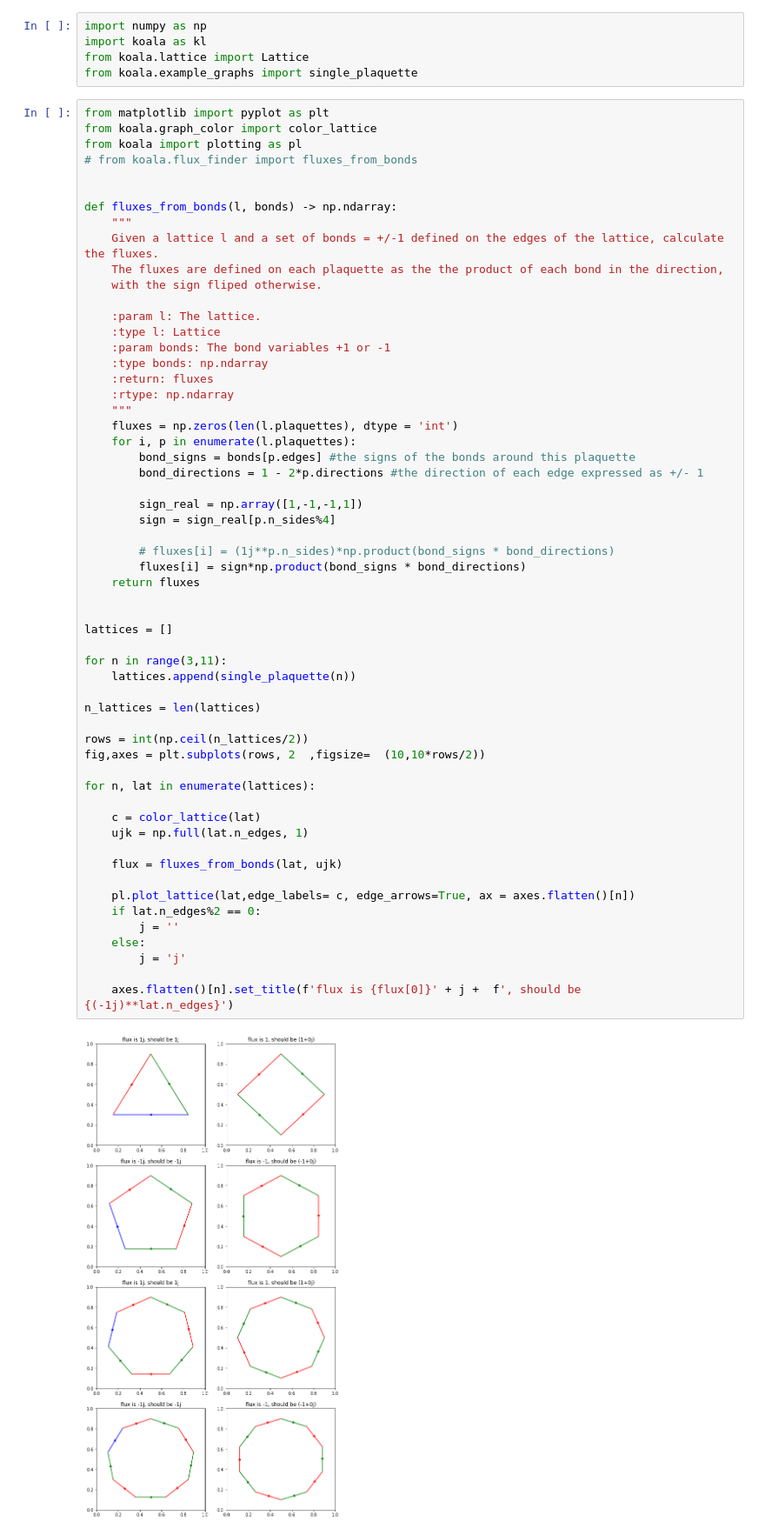
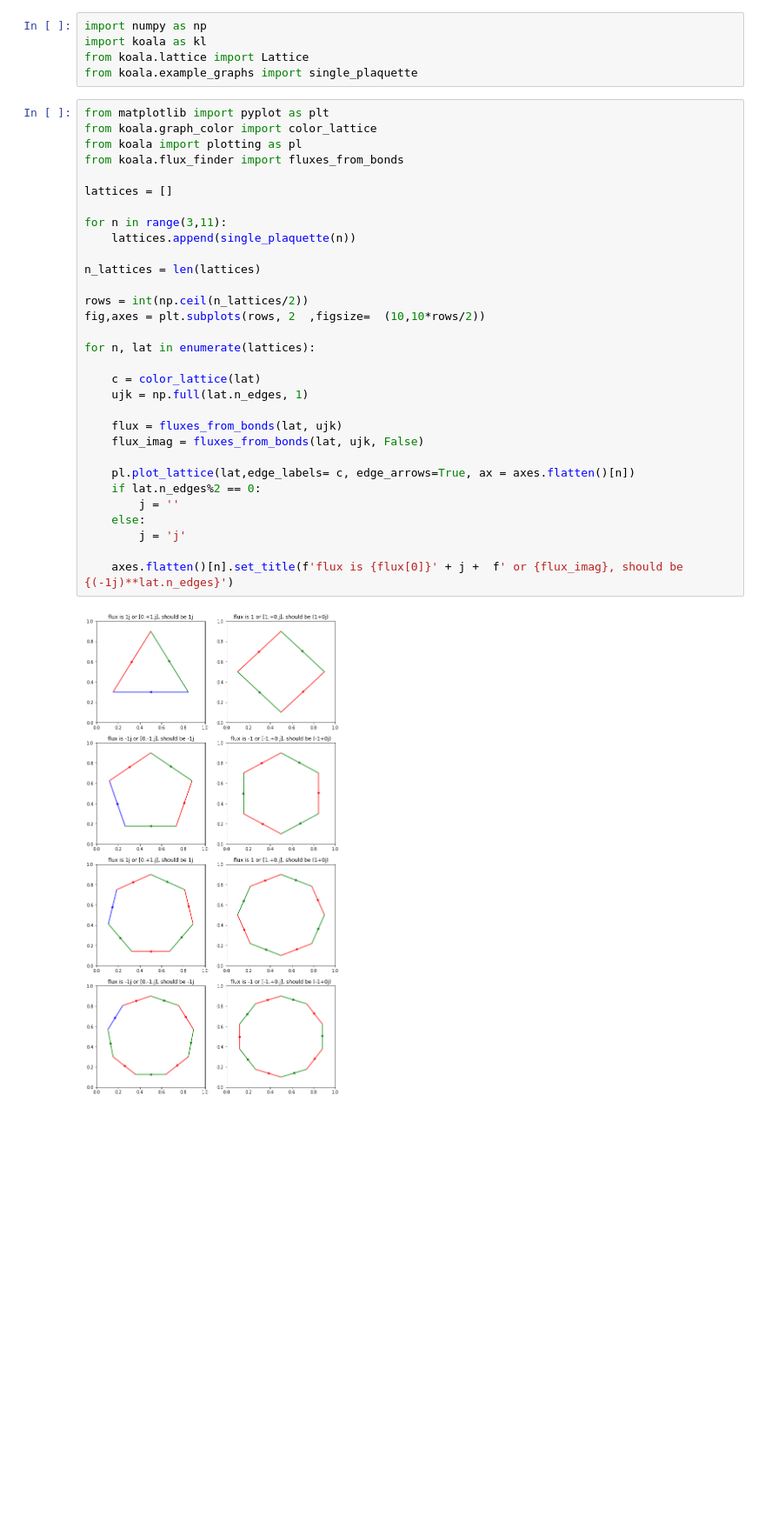
Before and after one commit to Imperial-CMTH/koala, a Jupyter notebook: examples/test_fluxes.ipynb, the cells around one changed output. Shown at 87% size. Drawn from its saved outputs; the diff is of its cells as text; blank space fills up the shorter version.

Commit message:
fixed sign of fluxes

```diff
--- a/examples/test_fluxes.ipynb
+++ b/examples/test_fluxes.ipynb
@@ -12,59 +9,33 @@ from koala.example_graphs import single_plaquette
 # %%
 from matplotlib import pyplot as plt
 from koala.graph_color import color_lattice
 from koala import plotting as pl
-# from koala.flux_finder import fluxes_from_bonds
-
-
-def fluxes_from_bonds(l, bonds) -> np.ndarray:
-    """
-    Given a lattice l and a set of bonds = +/-1 defined on the edges of the lattice, calculate the fluxes.
-    The fluxes are defined on each plaquette as the the product of each bond in the direction,
-    with the sign fliped otherwise.
-
-    :param l: The lattice.
-    :type l: Lattice
-    :param bonds: The bond variables +1 or -1
-    :type bonds: np.ndarray
-    :return: fluxes
-    :rtype: np.ndarray
-    """
-    fluxes = np.zeros(len(l.plaquettes), dtype = 'int')
-    for i, p in enumerate(l.plaquettes):
-        bond_signs = bonds[p.edges] #the signs of the bonds around this plaquette
-        bond_directions = 1 - 2*p.directions #the direction of each edge expressed as +/- 1
-
-        sign_real = np.array([1,-1,-1,1])
-        sign = sign_real[p.n_sides%4]
-
-        # fluxes[i] = (1j**p.n_sides)*np.product(bond_signs * bond_directions)
-        fluxes[i] = sign*np.product(bond_signs * bond_directions)
-    return fluxes
-
+from koala.flux_finder import fluxes_from_bonds
 
 lattices = []
 
 for n in range(3,11):
     lattices.append(single_plaquette(n))
 
 n_lattices = len(lattices)
 
 rows = int(np.ceil(n_lattices/2))
 fig,axes = plt.subplots(rows, 2  ,figsize=  (10,10*rows/2))
 
 for n, lat in enumerate(lattices):
 
     c = color_lattice(lat)
     ujk = np.full(lat.n_edges, 1)
 
     flux = fluxes_from_bonds(lat, ujk)
+    flux_imag = fluxes_from_bonds(lat, ujk, False)
 
     pl.plot_lattice(lat,edge_labels= c, edge_arrows=True, ax = axes.flatten()[n])
     if lat.n_edges%2 == 0:
         j = ''
     else:
         j = 'j'
 
-    axes.flatten()[n].set_title(f'flux is {flux[0]}' + j +  f', should be {(-1j)**lat.n_edges}')
+    axes.flatten()[n].set_title(f'flux is {flux[0]}' + j +  f' or {flux_imag}, should be {(-1j)**lat.n_edges}')
 # %% [output]
-[figure, old version]
+[figure, new version]
```
Also changed, not shown: parts of 1 cell of this notebook, 1 other file.
